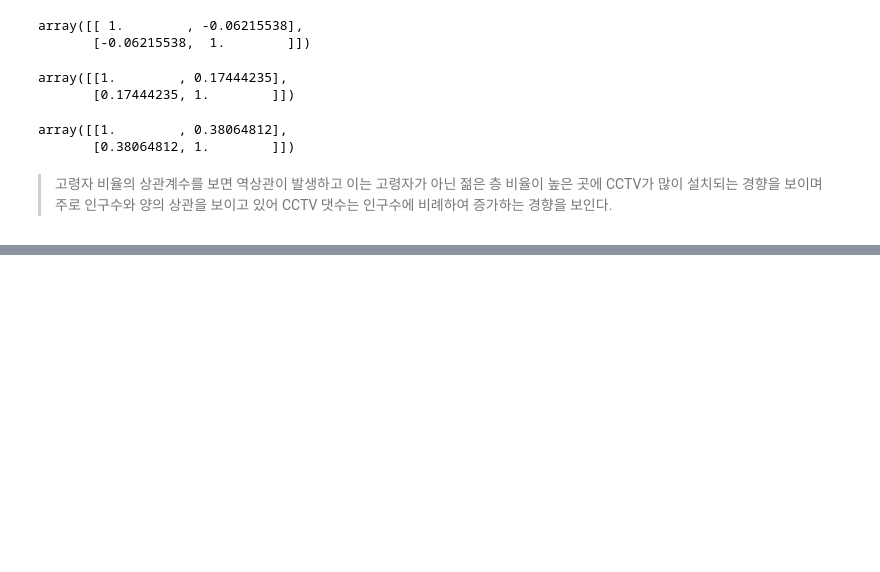
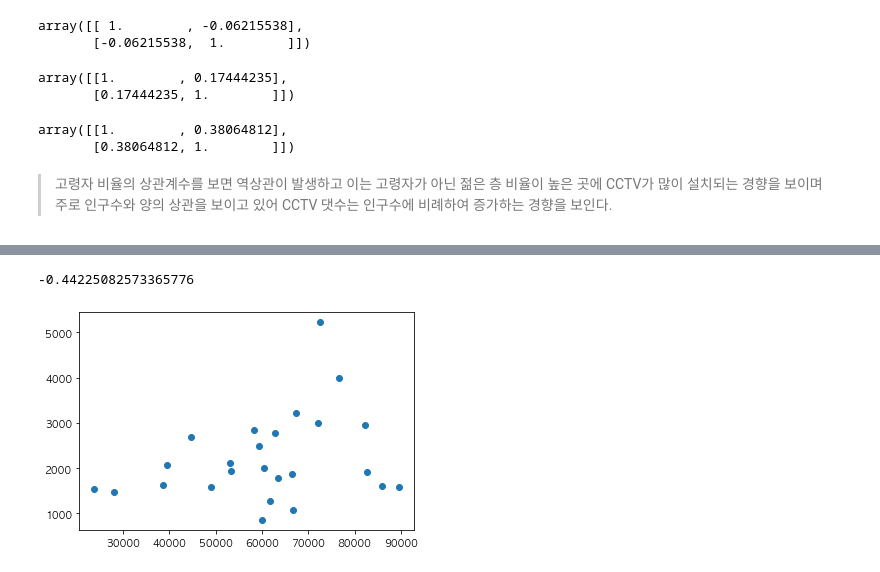
Before and after one commit to monargent0/TJPythonClass, a Jupyter notebook: 3.DataAnalysis/Note/15.서울시 인구대비 CCTV현황분석.ipynb, the cells around one changed output, grey strips where cells are left out. Saved outputs shown, nothing was run; the diff lists cells and outputs as text; code cells hidden in the pictures; blank space fills up the shorter version.

```diff
--- a/3.DataAnalysis/Note/15.서울시 인구대비 CCTV현황분석.ipynb
+++ b/3.DataAnalysis/Note/15.서울시 인구대비 CCTV현황분석.ipynb
@@ -360,0 +390,10 @@ array([[1.        , 0.38064812],
+# %%
+#고령자 / 소계 scatter plot
+plt.scatter(data_result['고령자'], data_result['소계'])
+# 고령자/소계 correlation
+data_result['고령자'].corr(data_result['소계'])
+# 고령자비율 / 소계 correlation
+data_result['고령자비율'].corr(data_result['소계'])
+# %% [output]
+-0.44225082573365776
+[figure, added]
```
Also changed, not shown: parts of 20 cells of this notebook, 30 other files.
